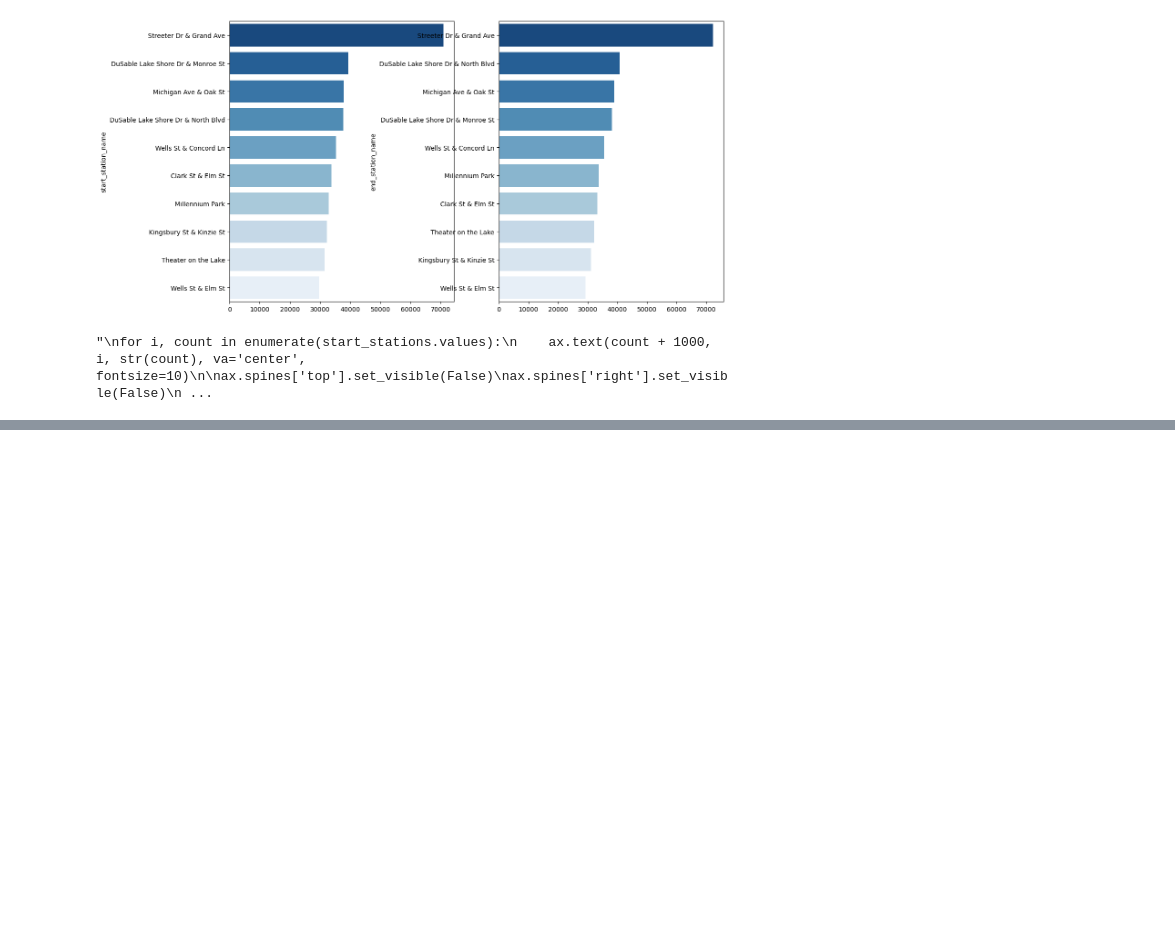
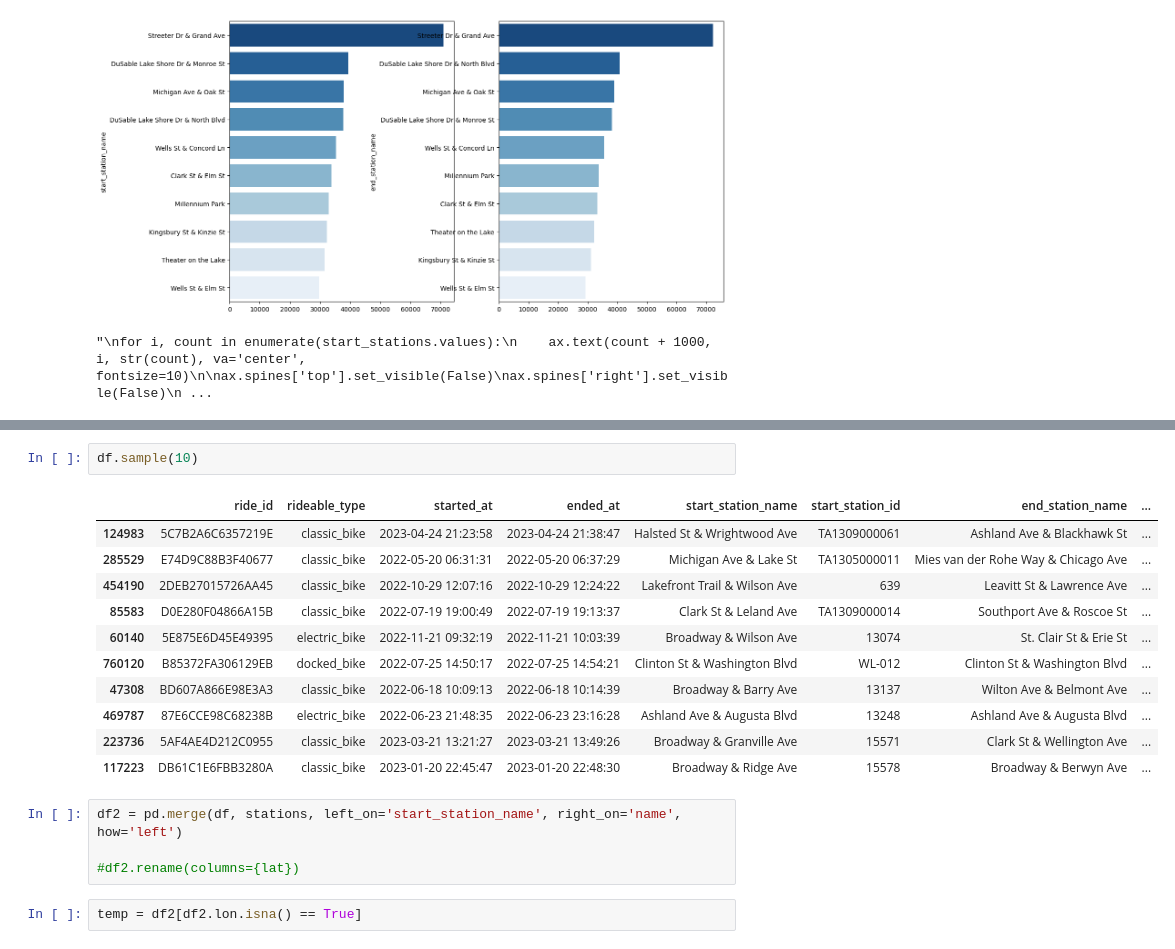
Before and after one commit to andyguo0228/bike_share_python, a Jupyter notebook: scratchbook.ipynb, the cells around one changed output, grey strips where cells are left out. Saved outputs shown, nothing was run; the diff lists cells and outputs as text; blank space fills up the shorter version.

```diff
--- a/scratchbook.ipynb
+++ b/scratchbook.ipynb
@@ -590,0 +708,20 @@ NameError: name 'df' is not defined
+# %%
+df.sample(10)
+# %% [output]
+|  | ride_id | rideable_type | started_at | ended_at | start_station_name | start_station_id | end_station_name | ... |
+| 124983 | 5C7B2A6C6357219E | classic_bike | 2023-04-24 21:23:58 | 2023-04-24 21:38:47 | Halsted St & Wrightwood Ave | TA1309000061 | Ashland Ave & Blackhawk St | ... |
+| 285529 | E74D9C88B3F40677 | classic_bike | 2022-05-20 06:31:31 | 2022-05-20 06:37:29 | Michigan Ave & Lake St | TA1305000011 | Mies van der Rohe Way & Chicago Ave | ... |
+| 454190 | 2DEB27015726AA45 | classic_bike | 2022-10-29 12:07:16 | 2022-10-29 12:24:22 | Lakefront Trail & Wilson Ave | 639 | Leavitt St & Lawrence Ave | ... |
+| 85583 | D0E280F04866A15B | classic_bike | 2022-07-19 19:00:49 | 2022-07-19 19:13:37 | Clark St & Leland Ave | TA1309000014 | Southport Ave & Roscoe St | ... |
+| 60140 | 5E875E6D45E49395 | electric_bike | 2022-11-21 09:32:19 | 2022-11-21 10:03:39 | Broadway & Wilson Ave | 13074 | St. Clair St & Erie St | ... |
+| 760120 | B85372FA306129EB | docked_bike | 2022-07-25 14:50:17 | 2022-07-25 14:54:21 | Clinton St & Washington Blvd | WL-012 | Clinton St & Washington Blvd | ... |
+| 47308 | BD607A866E98E3A3 | classic_bike | 2022-06-18 10:09:13 | 2022-06-18 10:14:39 | Broadway & Barry Ave | 13137 | Wilton Ave & Belmont Ave | ... |
+| 469787 | 87E6CCE98C68238B | electric_bike | 2022-06-23 21:48:35 | 2022-06-23 23:16:28 | Ashland Ave & Augusta Blvd | 13248 | Ashland Ave & Augusta Blvd | ... |
+| 223736 | 5AF4AE4D212C0955 | classic_bike | 2023-03-21 13:21:27 | 2023-03-21 13:49:26 | Broadway & Granville Ave | 15571 | Clark St & Wellington Ave | ... |
+| 117223 | DB61C1E6FBB3280A | classic_bike | 2023-01-20 22:45:47 | 2023-01-20 22:48:30 | Broadway & Ridge Ave | 15578 | Broadway & Berwyn Ave | ... |
+# %%
+df2 = pd.merge(df, stations, left_on='start_station_name', right_on='name', how='left')
+
+#df2.rename(columns={lat})
+# %%
+temp = df2[df2.lon.isna() == True]
```
Also changed, not shown: parts of 13 cells of this notebook, 2 other files.
